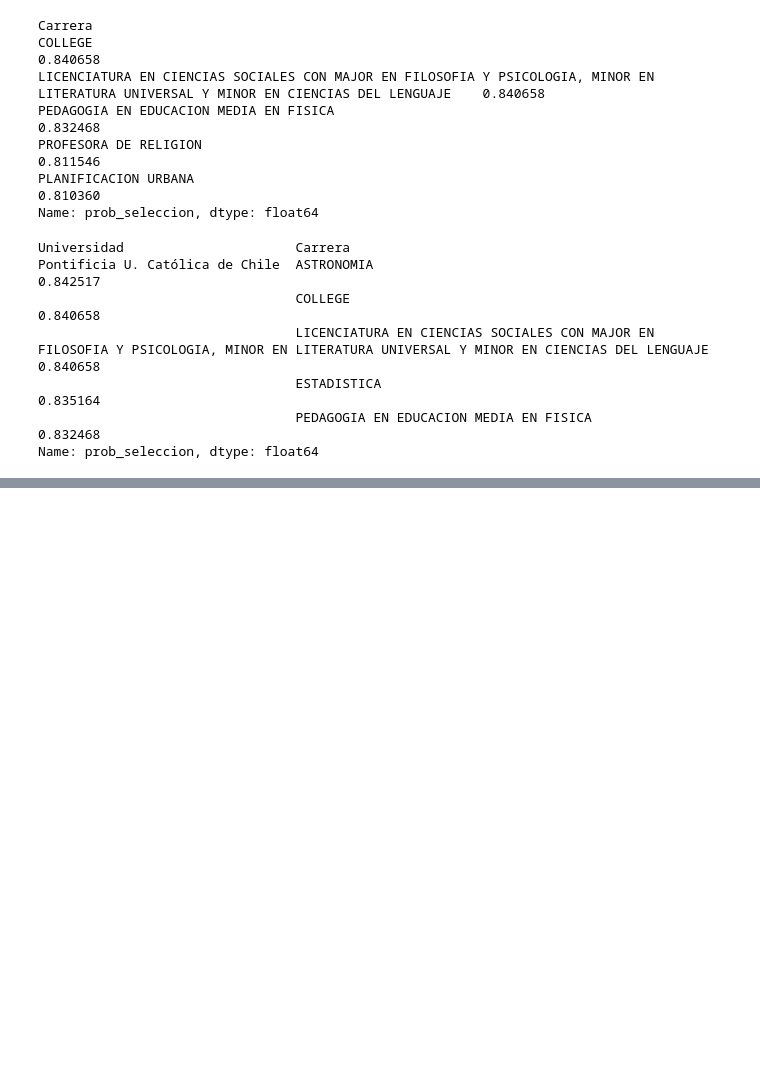
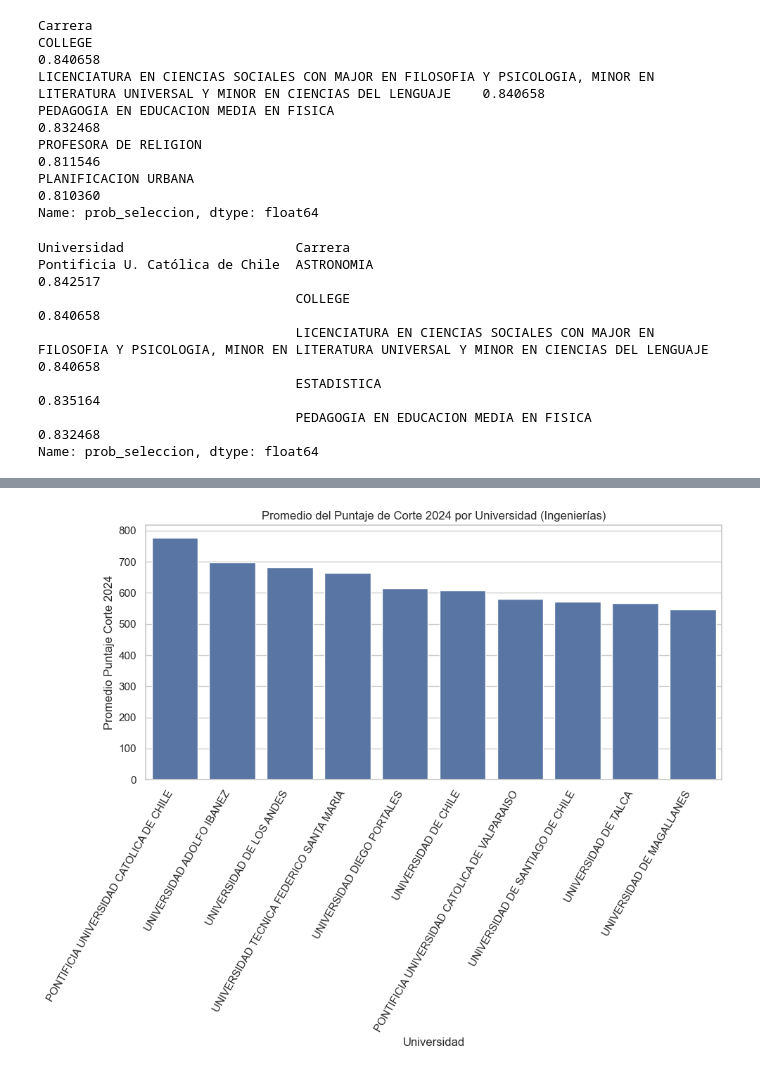
Before and after one commit to SergioHdezDC/IMT2200-Proyecto-Semestral, a Jupyter notebook: NotebookEnseñaChile.ipynb, the cells around one changed output, grey strips where cells are left out. Cells and saved outputs as stored; diff of their text form; code cells hidden in the pictures; blank space fills up the shorter version.

Commit message:
grafico puntajes de corte 2024

```diff
--- a/NotebookEnseñaChile.ipynb
+++ b/NotebookEnseñaChile.ipynb
@@ -2303,0 +2367,13 @@ Name: prob_seleccion, dtype: float64
+# %%
+# Ordenamos las ingenierías comerciales de mayor a menor por CORTE_2024
+df_ingenierias_comercial_sorted = df_ingenierias_comercial.sort_values(by="CORTE_2024", ascending=False)
+
+# Ordenamos las demás ingenierías de mayor a menor por CORTE_2024
+df_ingenierias_no_comercial_sorted = df_ingenierias_no_comercial.sort_values(by="CORTE_2024", ascending=False)
+
+# Mostramos las primeras filas para ver los resultados ordenados
+print("Ingenierías Comerciales Ordenadas:")
+display(df_ingenierias_comercial_sorted.head(15))
+
+print("\nOtras Ingenierías Ordenadas:")
+display(df_ingenierias_no_comercial_sorted.head(15))
@@ -2303,0 +2415,12 @@ Name: prob_seleccion, dtype: float64
+# %%
+# Tomamos el DataFrame de ingenierías no comerciales
+df_no_comercial = df_ingenierias_no_comercial_sorted
+
+# Agrupamos por universidad y calculamos el promedio del corte 2024
+promedio_por_universidad = (df_no_comercial.groupby("UNIVERSIDAD")["CORTE_2024"]
+                           .mean()
+                           .reset_index()
+                           .sort_values(by="CORTE_2024", ascending=False))
+
+# Mostramos el resultado
+display(promedio_por_universidad.head(20))
@@ -2303,0 +2445,18 @@ Name: prob_seleccion, dtype: float64
+# %%
+import seaborn as sns
+import matplotlib.pyplot as plt
+
+top_10_universidades = promedio_por_universidad.head(10)
+# Creamos el gráfico de barras
+plt.figure(figsize=(10, 8))
+sns.barplot(data=top_10_universidades, x="UNIVERSIDAD", y="CORTE_2024")
+
+# Rotamos las etiquetas del eje x para mejor lectura
+plt.xticks(rotation=60, ha="right")
+plt.title("Promedio del Puntaje de Corte 2024 por Universidad (Ingenierías)")
+plt.ylabel("Promedio Puntaje Corte 2024")
+plt.xlabel("Universidad")
+plt.tight_layout()  # Ajustamos el layout para que no se corten las etiquetas
+plt.show()
+# %% [output]
+[figure, added]
```
Also changed, not shown: parts of 21 cells of this notebook, 2 other files.
